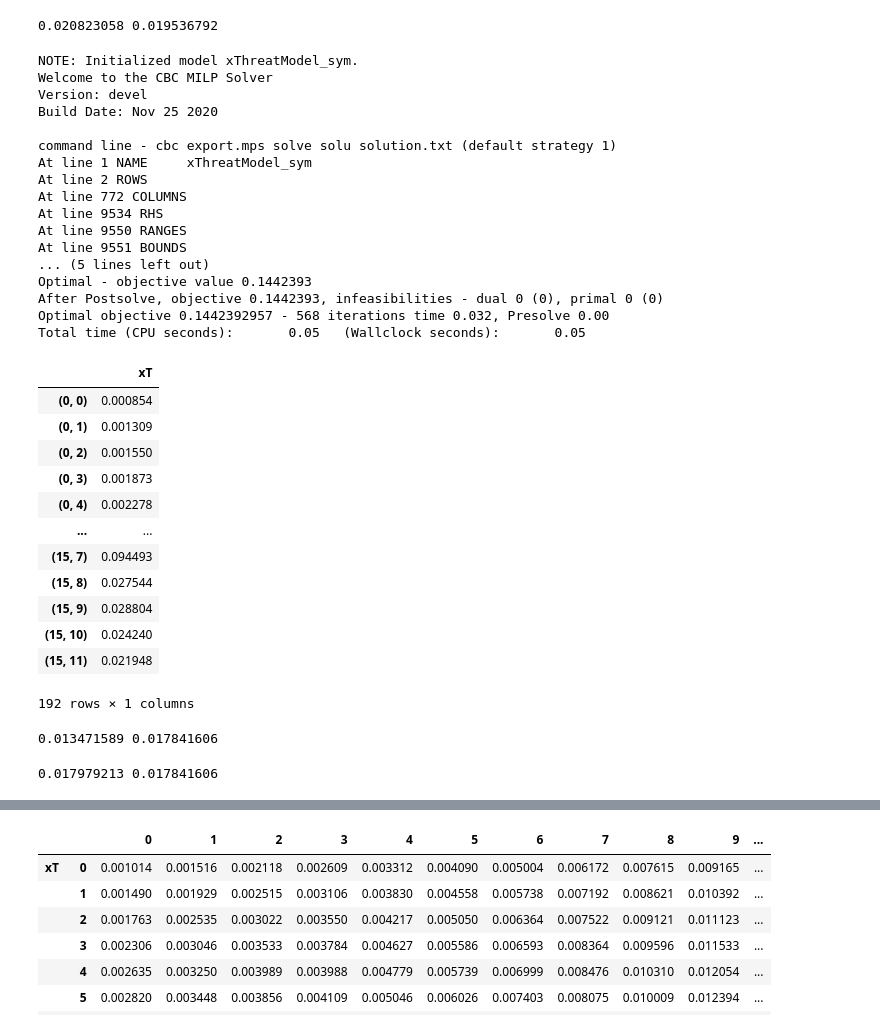
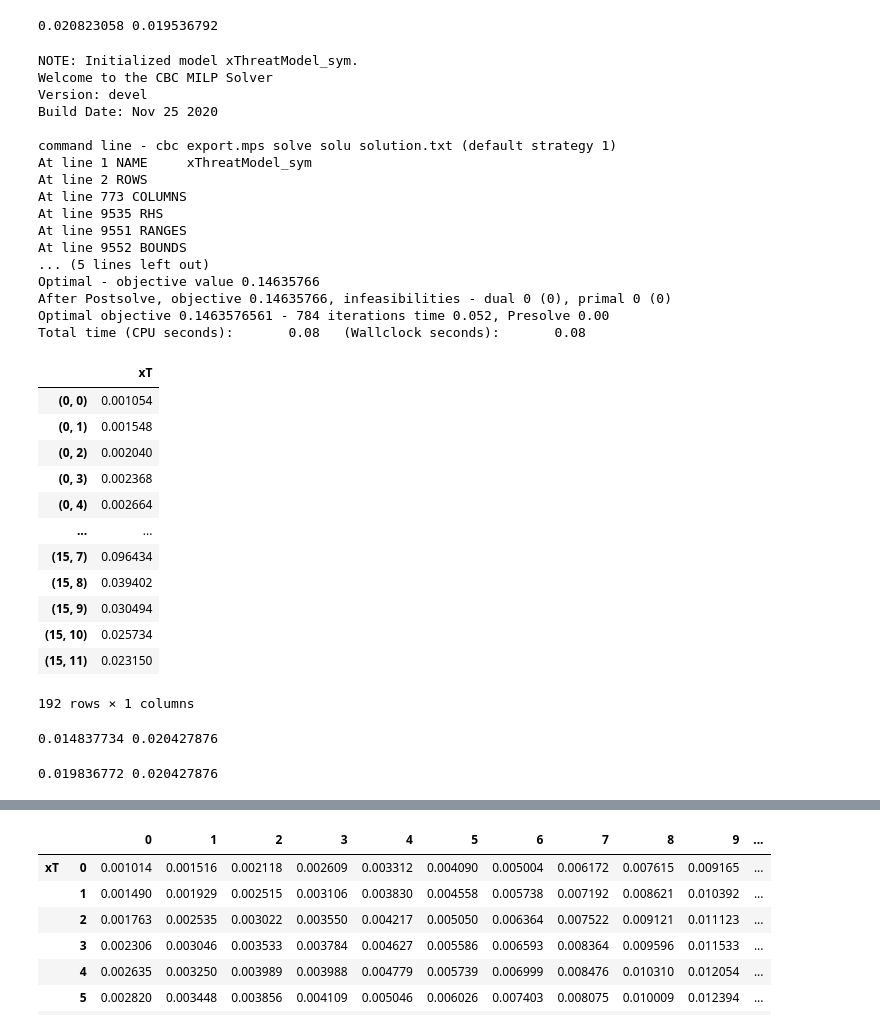
Before and after one commit to sertalpbilal/football_analytics, a Jupyter notebook: notebooks/xT.ipynb, the cells around one changed output, grey strips where cells are left out. Cells and saved outputs as stored; diff of their text form; code cells hidden in the pictures.

Commit message:
Add missing constraint to keep total error 0

```diff
--- a/notebooks/xT.ipynb
+++ b/notebooks/xT.ipynb
@@ -108,6 +108,7 @@ def symmetric_model():
         (err_abs[x,y] >= -err[x,y] for (x,y) in indices), name='abs_values2')
     model.add_constraints(
         (xT[x,y] == xT[x, l-y-1] for (x,y) in indices), name='symm_con')
+    model.add_constraint(so.expr_sum(err[x,y] for (x,y) in indices) == 0, name='zero_error_total')
     sum_err_abs = so.expr_sum(err_abs[x,y] for (x,y) in indices)
     model.set_objective(sum_err_abs, name='total_error', sense='N')
     model.export_mps(filename='export.mps')
@@ -134,41 +135,41 @@ Build Date: Nov 25 2020
 command line - cbc export.mps solve solu solution.txt (default strategy 1)
 At line 1 NAME     xThreatModel_sym
 At line 2 ROWS
-At line 772 COLUMNS
-At line 9534 RHS
-At line 9550 RANGES
-At line 9551 BOUNDS
+At line 773 COLUMNS
+At line 9535 RHS
+At line 9551 RANGES
+At line 9552 BOUNDS
 ... (5 lines left out)
-Optimal - objective value 0.1442393
-After Postsolve, objective 0.1442393, infeasibilities - dual 0 (0), primal 0 (0)
-Optimal objective 0.1442392957 - 568 iterations time 0.032, Presolve 0.00
-Total time (CPU seconds):       0.05   (Wallclock seconds):       0.05
+Optimal - objective value 0.14635766
+After Postsolve, objective 0.14635766, infeasibilities - dual 0 (0), primal 0 (0)
+Optimal objective 0.1463576561 - 784 iterations time 0.052, Presolve 0.00
+Total time (CPU seconds):       0.08   (Wallclock seconds):       0.08
 # %%
 xT2 = m2.get_variable('xT')
-e = m2.get_variable('error')
+e2 = m2.get_variable('error')
 so.get_solution_table(xT2)
 # %% [output]
 |  | xT |
-| (0, 0) | 0.000854 |
-| (0, 1) | 0.001309 |
-| (0, 2) | 0.001550 |
-| (0, 3) | 0.001873 |
-| (0, 4) | 0.002278 |
+| (0, 0) | 0.001054 |
+| (0, 1) | 0.001548 |
+| (0, 2) | 0.002040 |
+| (0, 3) | 0.002368 |
+| (0, 4) | 0.002664 |
 | ... | ... |
-| (15, 7) | 0.094493 |
-| (15, 8) | 0.027544 |
-| (15, 9) | 0.028804 |
-| (15, 10) | 0.024240 |
-| (15, 11) | 0.021948 |
+| (15, 7) | 0.096434 |
+| (15, 8) | 0.039402 |
+| (15, 9) | 0.030494 |
+| (15, 10) | 0.025734 |
+| (15, 11) | 0.023150 |
 192 rows × 1 columns
 # %%
 print(xT2[11,0].get_value(),xT2[11,7].get_value())
 # %% [output]
-0.013471589 0.017841606
+0.014837734 0.020427876
 # %%
 print(xT2[11,3].get_value(),xT2[11,4].get_value())
 # %% [output]
-0.017979213 0.017841606
+0.019836772 0.020427876
 # %%
 def dist(c1, c2):
     return sqrt((c1-(w-1))**2 + (c2-(l-1)/2)**2)
```
Also changed, not shown: parts of 7 cells of this notebook.
